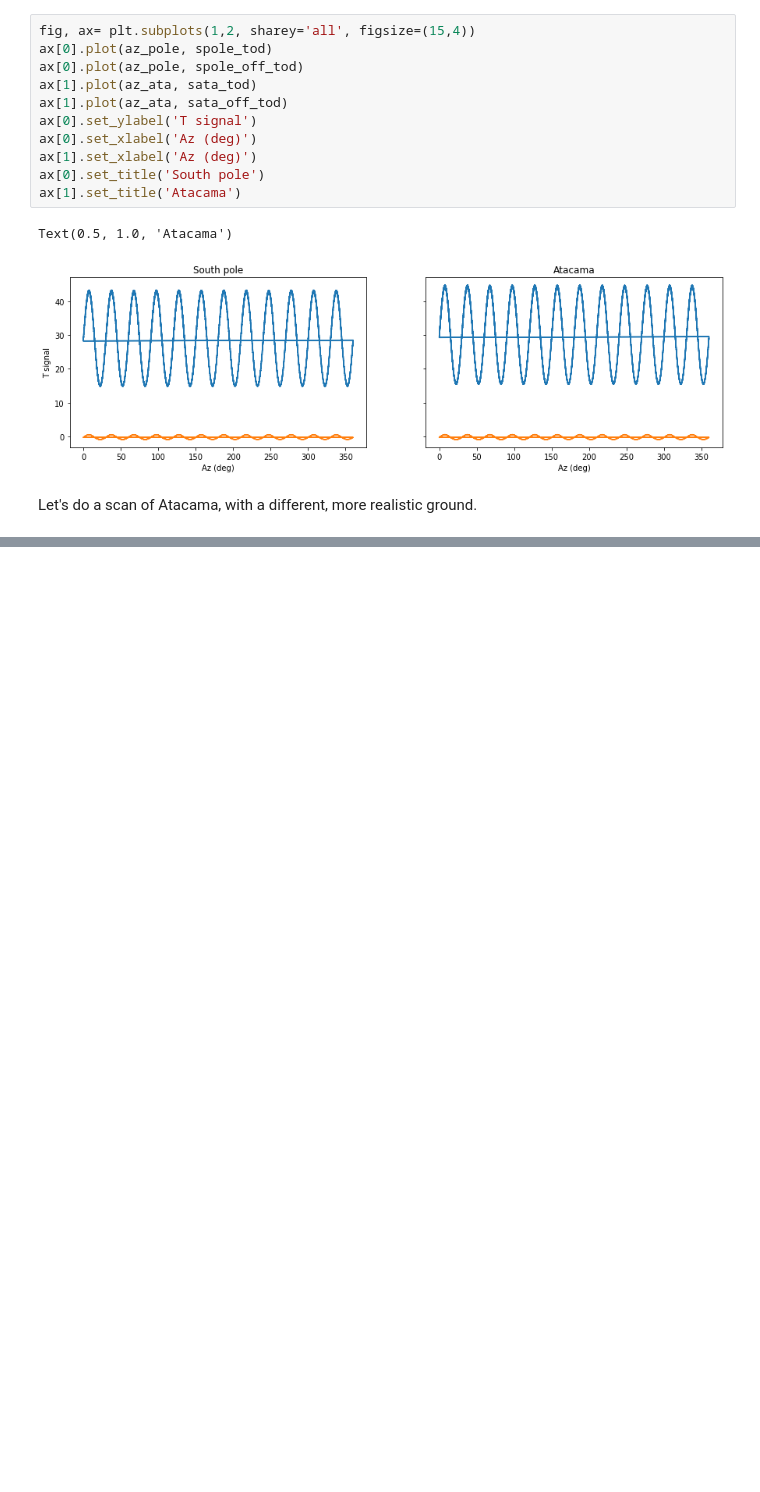
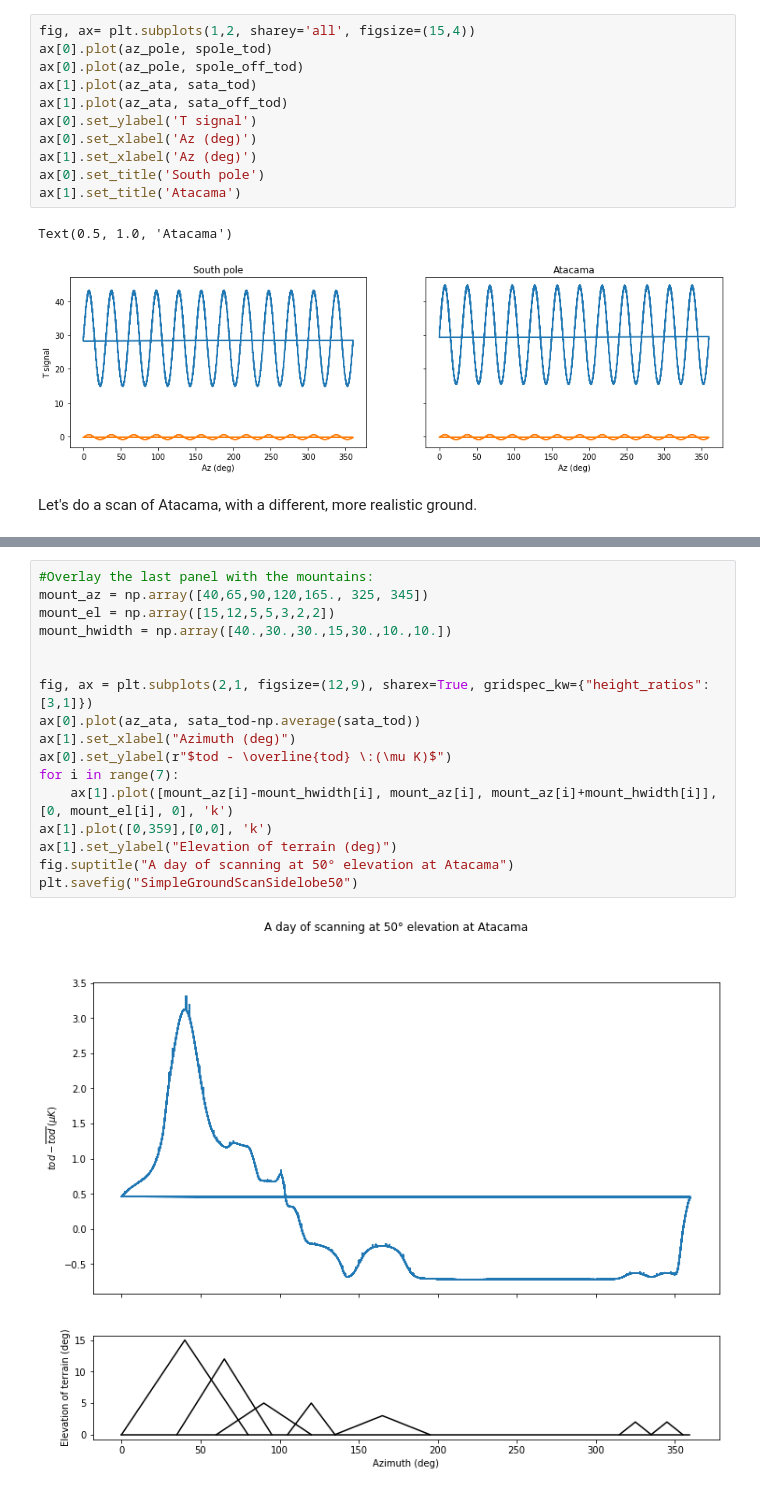
Before and after one commit to AdriJD/beamconv, a Jupyter notebook: notebooks/ground_ssn_scan.ipynb, the cells around one changed output, grey strips where cells are left out. Cells and saved outputs as stored; diff of their text form; blank space fills up the shorter version.

```diff
--- a/notebooks/ground_ssn_scan.ipynb
+++ b/notebooks/ground_ssn_scan.ipynb
@@ -250,0 +250,19 @@ Text(0, 0.5, 'tod signal')
+# %%
+#Overlay the last panel with the mountains:
+mount_az = np.array([40,65,90,120,165., 325, 345])
+mount_el = np.array([15,12,5,5,3,2,2])
+mount_hwidth = np.array([40.,30.,30.,15,30.,10.,10.])
+
+
+fig, ax = plt.subplots(2,1, figsize=(12,9), sharex=True, gridspec_kw={"height_ratios":[3,1]})
+ax[0].plot(az_ata, sata_tod-np.average(sata_tod))
+ax[1].set_xlabel("Azimuth (deg)")
+ax[0].set_ylabel(r"$tod - \overline{tod} \:(\mu K)$")
+for i in range(7):
+    ax[1].plot([mount_az[i]-mount_hwidth[i], mount_az[i], mount_az[i]+mount_hwidth[i]], [0, mount_el[i], 0], 'k')
+ax[1].plot([0,359],[0,0], 'k')
+ax[1].set_ylabel("Elevation of terrain (deg)")
+fig.suptitle("A day of scanning at 50° elevation at Atacama")
+plt.savefig("SimpleGroundScanSidelobe50")
+# %% [output]
+[figure, added]
```
Also changed, not shown: parts of 5 cells of this notebook.
